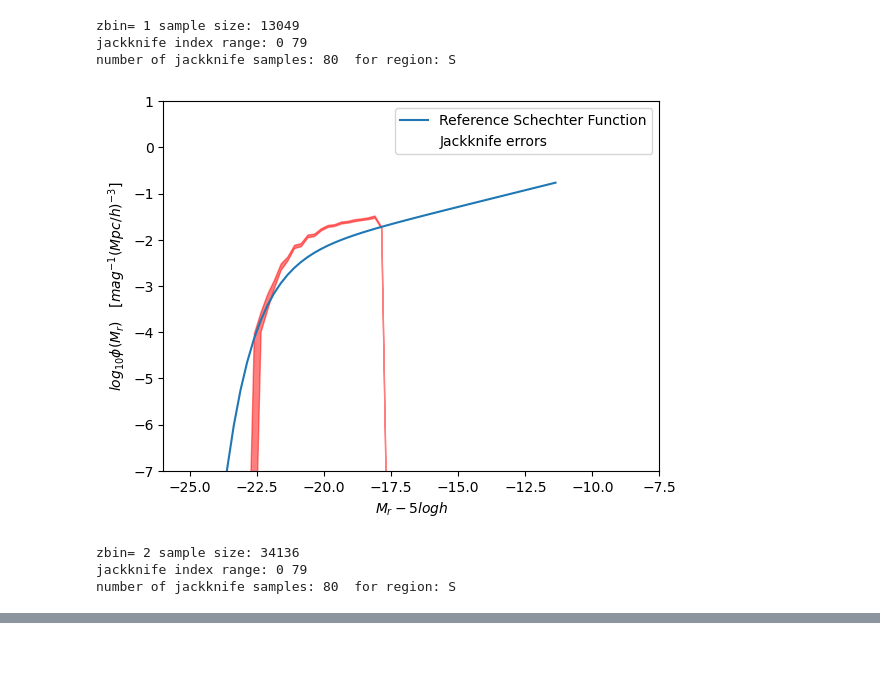
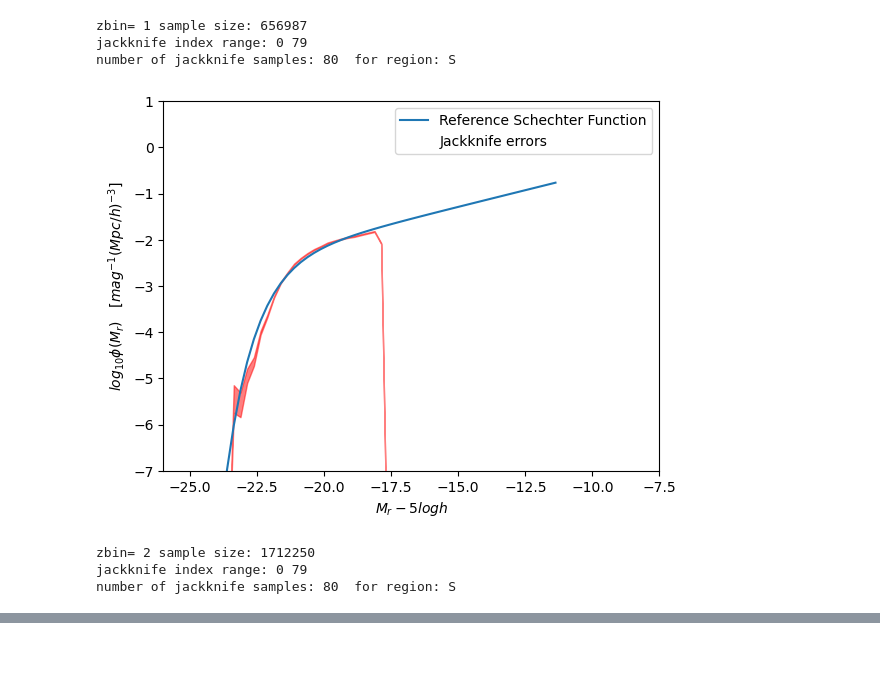
Before and after one commit to ShaunMCole/ShaunColeDESI, a Jupyter notebook: Slices_vollim.ipynb, the cells around one changed output, grey strips where cells are left out. Cells and saved outputs as stored; diff of their text form; code cells hidden in the pictures.

Commit message:
Debugged version redshift sliced LF estimates

```diff
--- a/Slices_vollim.ipynb
+++ b/Slices_vollim.ipynb
@@ -11,7 +11,7 @@ from astropy.io import fits
 regions=('S','N')
 #
 # Read the enhanced BGS catalogue produced by Augment_BGS_cat.ipynb
-dat=Table.read('BGS_Y3_Sep2025_2pc.fits')
+dat=Table.read('BGS_Y3_Aug2025.fits')
 print('Meta data stored with ths table:')
 print(dat.meta)
 #
@@ -114,14 +116,14 @@ for reg in regions:
     print('Processing region ',reg)
     if (reg=='S'):
       # set up the RA and dec boundaries
-      njack_S,limits_S=ca.solve_jackknife_nonsq(ran[ranregmask], ndiv_ra=8, ndiv_dec=10, offset=275)
+      njack_S,limits_S=ca.solve_jackknife_nonsq(ran[ranregmask], ndiv_ra=16, ndiv_dec=5, offset=275)
       # assign randoms to regions
       ca.set_jackknife(ran, ranregmask, limits_S, 0, njack_S)
       # assign data to the same regions
       ca.set_jackknife(dat, regmask, limits_S, 0, njack_S)
     else:
       # set up the RA and dec boundaries
-      njack_N,limits_N=ca.solve_jackknife_nonsq(ran[ranregmask], ndiv_ra=6, ndiv_dec=6, offset=275)
+      njack_N,limits_N=ca.solve_jackknife_nonsq(ran[ranregmask], ndiv_ra=12, ndiv_dec=3, offset=275)
       # assign randoms to regions
       ca.set_jackknife(ran, ranregmask, limits_N, njack_S, njack_N)
       # assign data to the same regions
@@ -179,52 +181,31 @@ Number in volume limited sample: 6  with limits: 0.5 0.6 211
 # %%
 import matplotlib.pyplot as plt
-regions = ("S")
+# premlinary call to set up magnitude bins
+print('Preliminary call to set up magnbitudes bins and set up consistentlty sized arrays to store the results.')
+_,_,_,magbins=ca.lumfun_vmax(dat,regions,ratio=False,Vollim=False,plot=False)
 
-#overall LF
-log_phi_vmax,log_phi_vmax_low,log_phi_vmax_hi,magbins=ca.lumfun_vmax(dat,regions,ratio=False,Vollim=False,plot=True)
+# create placeholders for the lF estimates from each redshift slice and each region
+log_phi_vlim=np.zeros((zbin_edges.size-1, 2, magbins.size))
+log_phi_vlim_hi=np.zeros((zbin_edges.size-1, 2, magbins.size))
+log_phi_vlim_low=np.zeros((zbin_edges.size-1, 2, magbins.size))
+log_phi_vmax=np.zeros((2, magbins.size))
+log_phi_vmax_hi=np.zeros((2, magbins.size))
+log_phi_vmax_low=np.zeros((2, magbins.size))
 
-# create placeholders for the lF estimates from each redshift slice
-log_phi_vlim=np.zeros((zbin_edges.size-1, magbins.size))
-log_phi_vlim_hi=np.zeros((zbin_edges.size-1, magbins.size))
-log_phi_vlim_low=np.zeros((zbin_edges.size-1, magbins.size))
+#Loop over regions
+ireg = -1
+for reg in regions:
+    ireg += 1
+    print('making LF estimates for region ', ireg,'=',reg)
+    #overall standard 1/Vmax LFs
+    log_phi_vmax[ireg,:],log_phi_vmax_low[ireg,:],log_phi_vmax_hi[ireg,:],magbins=ca.lumfun_vmax(dat,reg,ratio=False,Vollim=False,plot=True)
 
-# Now we want to estimate LF's from each sample
-#   *** Note Qevol comes into the definition of the samples and the absolute magnitudes
-regions = ("S")
-
-#loop over the redshift bins
-for jzbin in range(0,zbin_edges.size-1):
-  mask=(dat['izbin']==jzbin) & dat['invollim'] #select the volume limited subset of this redshift bin
-  print('zbin=',jzbin,'sample size:',mask.sum())
-  log_phi_vlim[jzbin,:],log_phi_vlim_low[jzbin,:],log_phi_vlim_hi[jzbin,:],magbins=ca.lumfun_vmax(dat[mask],regions,ratio=False,Vollim=True,plot=True)
-
-
-
-# Replot all the estimates
-print('Replotting')
-#Replot the overall 1/Vmax LF estimate
-plt.fill_between(magbins,log_phi_vmax_low,log_phi_vmax_hi,color='green',alpha=0.5,label="$1/V_{max}$")
-
-# Reference Schehcter function from Sam's draft paper Table 1
-phi_star=10.0**(-2.13)
-alpha=-1.36
-mstar=-21.10
-l_lstar= 10.0**(0.4*(-magbins+mstar))
-phi_sch= phi_star * l_lstar**(1.0+alpha) * np.exp(-l_lstar) *(np.log(10.0)/2.5)
-log_phi_sch = np.log10(phi_sch)
-plt.plot(magbins,log_phi_sch, label='Reference Schechter Function')
-
-
-for jzbin in range(0,zbin_edges.size-1):
-    print('zbin=',jzbin)
-    plt.fill_between(magbins,log_phi_vlim_low[jzbin,:],log_phi_vlim_hi[jzbin,:],color=Sel['col'],alpha=0.5)
-
-plt.xlabel('$M_r - 5 log h$')
-plt.ylabel('$log_{10} \phi(M_r)\quad  [mag^{-1} (Mpc/h)^{-3}]$')
-plt.xlim([-26,-7.5])
-plt.ylim([-7,1.0])
-plt.legend()
-plt.show()
+    # Now estimate LF's from each redshift sample
+    #loop over the redshift bins
+    for jzbin in range(0,zbin_edges.size-1):
+      mask=(dat['izbin']==jzbin) & dat['invollim'] #select the volume limited subset of this redshift bin
+      print('zbin=',jzbin,'sample size:',mask.sum())
+      log_phi_vlim[jzbin,ireg,:],log_phi_vlim_low[jzbin,ireg,:],log_phi_vlim_hi[jzbin,ireg,:],magbins=ca.lumfun_vmax(dat[mask],reg,ratio=False,Vollim=True,plot=True)
 # %% [output]
 jackknife index range: 0 79
 number of jackknife samples: 80  for region: S
@@ -236,7 +222,7 @@ number of jackknife samples: 80  for region: S
-zbin= 1 sample size: 13049
+zbin= 1 sample size: 656987
 jackknife index range: 0 79
 number of jackknife samples: 80  for region: S
-[figure, old version]
+[figure, new version]
-zbin= 2 sample size: 34136
+zbin= 2 sample size: 1712250
 jackknife index range: 0 79
 number of jackknife samples: 80  for region: S
```
Also changed, not shown: parts of 8 cells of this notebook, 1 other file.
